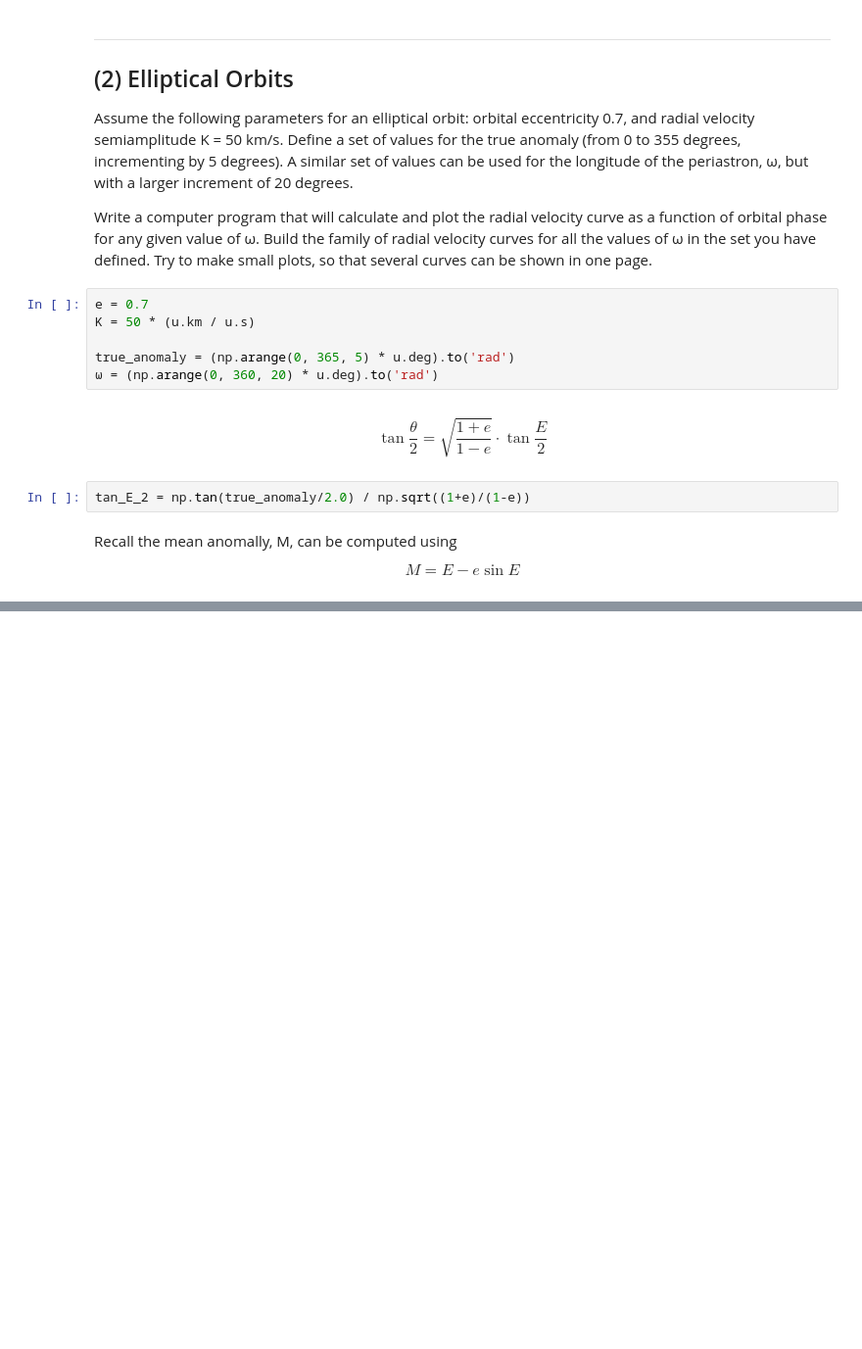
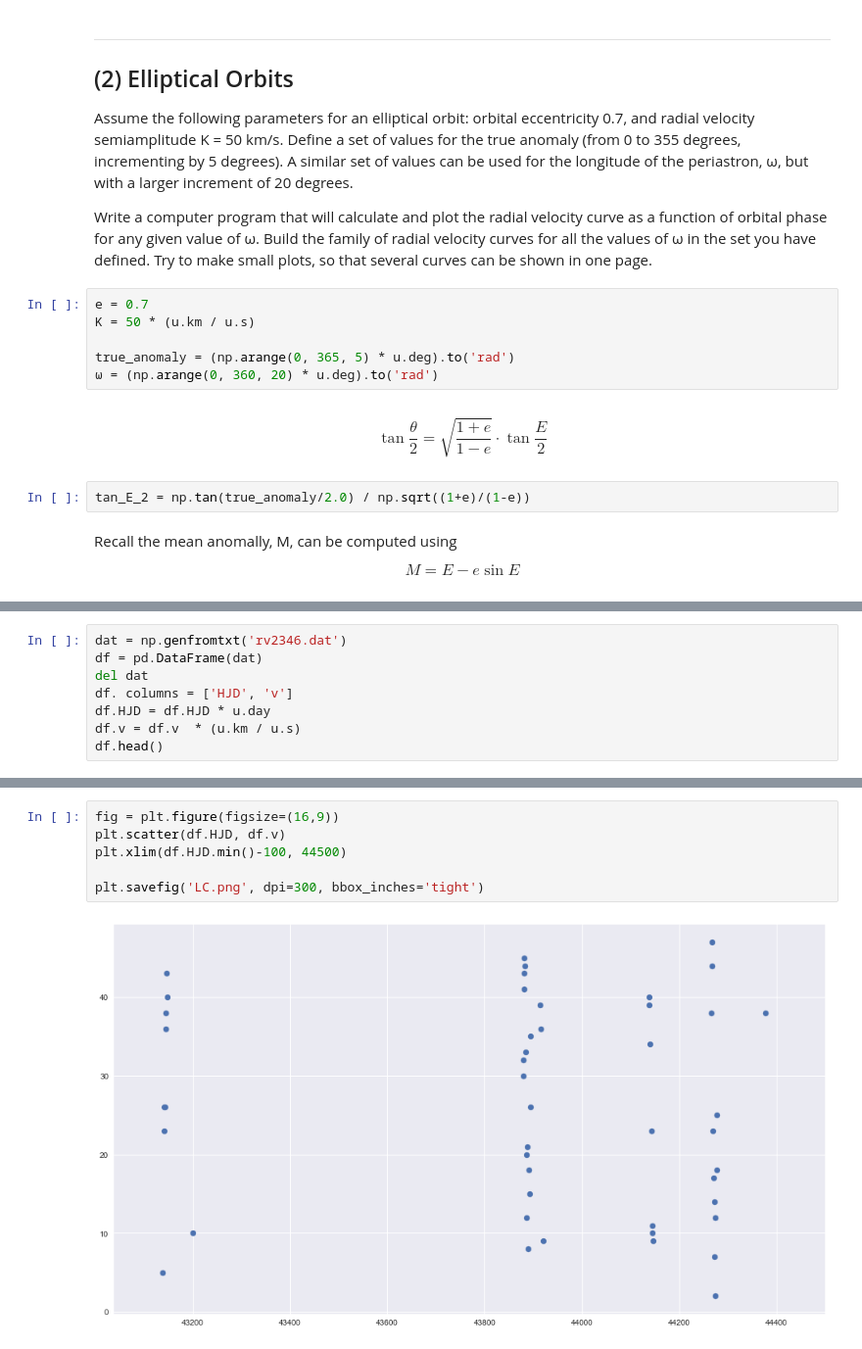
Before and after one commit to kaimibk/School, a Jupyter notebook: ASTR_423/A3/A3.ipynb, the cells around one changed output, grey strips where cells are left out. Shown at 98% size. Drawn from its saved outputs; the diff is of its cells as text; blank space fills up the shorter version.

```diff
--- a/ASTR_423/A3/A3.ipynb
+++ b/ASTR_423/A3/A3.ipynb
@@ -232,0 +238,8 @@ http://star-www.st-and.ac.uk/~kdh1/esp/esp02c.pdf
+# %%
+dat = np.genfromtxt('rv2346.dat')
+df = pd.DataFrame(dat)
+del dat
+df. columns = ['HJD', 'v']
+df.HJD = df.HJD * u.day
+df.v = df.v  * (u.km / u.s)
+df.head()
@@ -232,0 +253,8 @@ http://star-www.st-and.ac.uk/~kdh1/esp/esp02c.pdf
+# %%
+fig = plt.figure(figsize=(16,9))
+plt.scatter(df.HJD, df.v)
+plt.xlim(df.HJD.min()-100, 44500)
+
+plt.savefig('LC.png', dpi=300, bbox_inches='tight')
+# %% [output]
+[figure, added]
```
Also changed, not shown: parts of 15 cells of this notebook.
